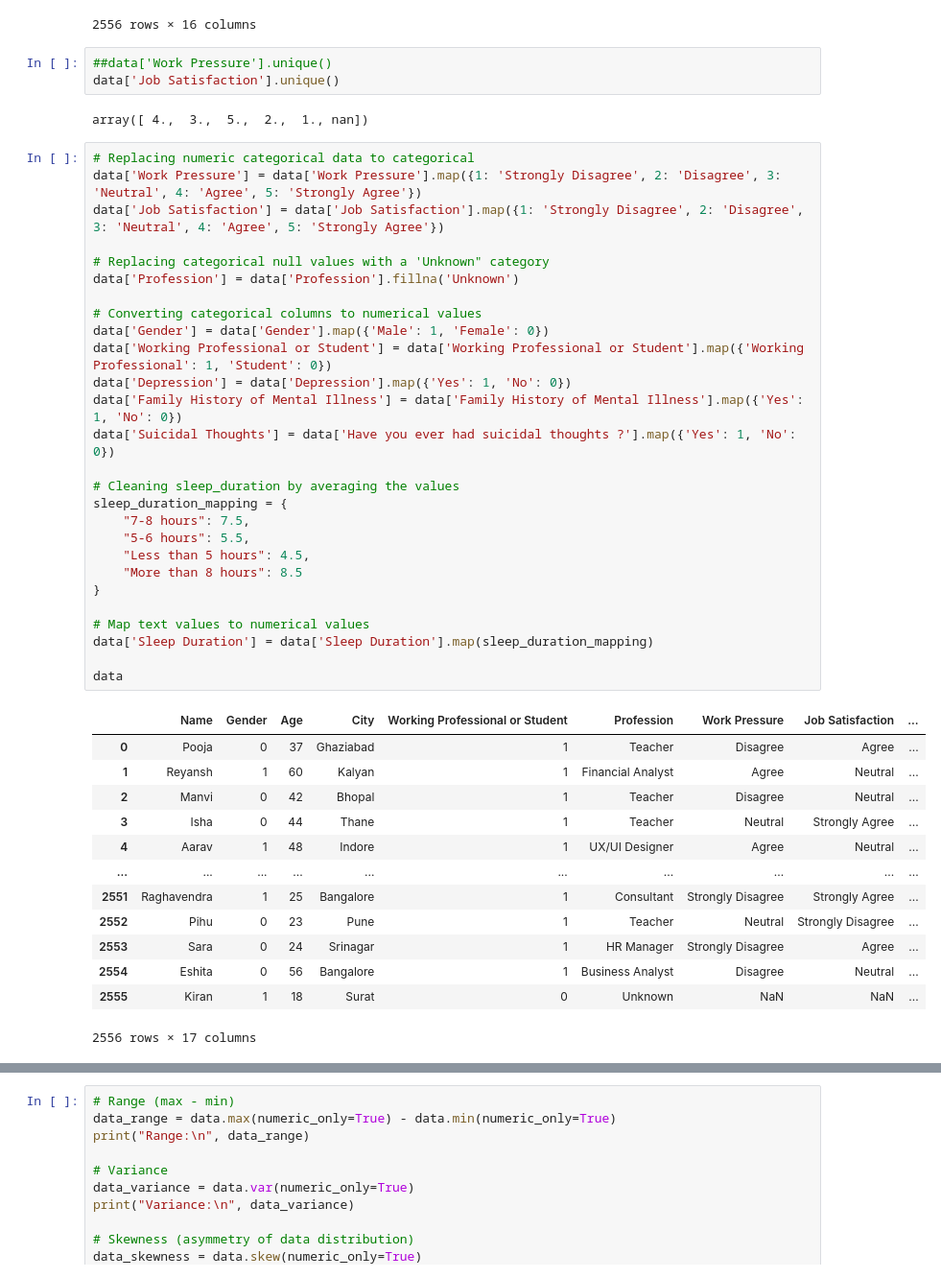
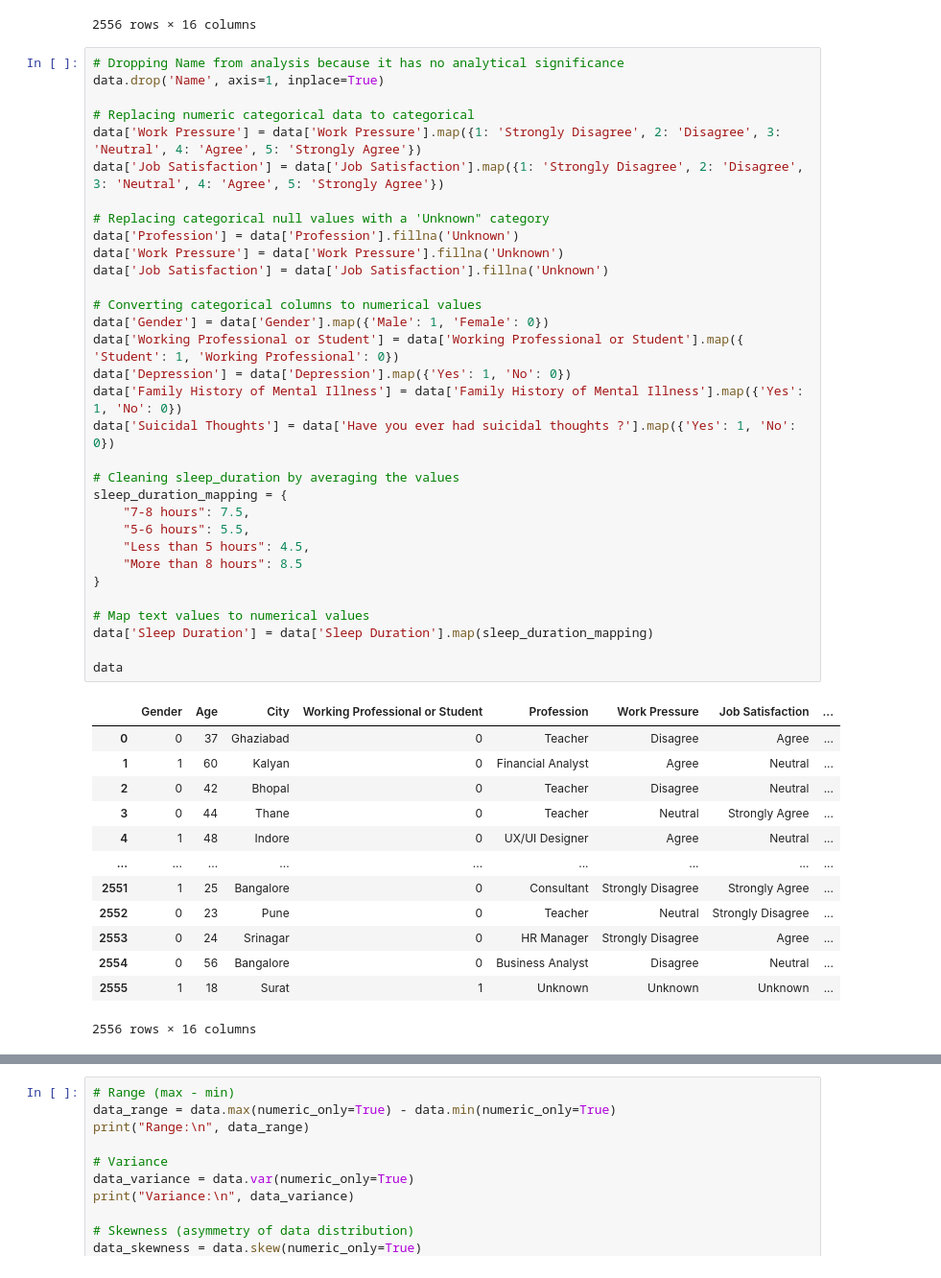
Before and after one commit to KokiriKaleb/depression-analysis, a Jupyter notebook: DepressionAnalysis.ipynb, the cells around one changed output, grey strips where cells are left out. Shown at 96% size. Saved outputs shown, nothing was run; the diff lists cells and outputs as text.

```diff
--- a/DepressionAnalysis.ipynb
+++ b/DepressionAnalysis.ipynb
@@ -72,52 +85,52 @@ data
 | 2554 | Eshita | Female | 56 | Bangalore | Working Professional | Business Analyst | 2.0 | 3.0 | ... |
 | 2555 | Kiran | Male | 18 | Surat | Student | NaN | NaN | NaN | ... |
 2556 rows × 16 columns
-# %%
-##data['Work Pressure'].unique()
-data['Job Satisfaction'].unique()
-# %% [output]
-array([ 4.,  3.,  5.,  2.,  1., nan])
 # %%
+# Dropping Name from analysis because it has no analytical significance
+data.drop('Name', axis=1, inplace=True)
+
 # Replacing numeric categorical data to categorical
 data['Work Pressure'] = data['Work Pressure'].map({1: 'Strongly Disagree', 2: 'Disagree', 3: 'Neutral', 4: 'Agree', 5: 'Strongly Agree'})
 data['Job Satisfaction'] = data['Job Satisfaction'].map({1: 'Strongly Disagree', 2: 'Disagree', 3: 'Neutral', 4: 'Agree', 5: 'Strongly Agree'})
 
 # Replacing categorical null values with a 'Unknown" category
 data['Profession'] = data['Profession'].fillna('Unknown')
+data['Work Pressure'] = data['Work Pressure'].fillna('Unknown')
+data['Job Satisfaction'] = data['Job Satisfaction'].fillna('Unknown')
 
 # Converting categorical columns to numerical values
 data['Gender'] = data['Gender'].map({'Male': 1, 'Female': 0})
-data['Working Professional or Student'] = data['Working Professional or Student'].map({'Working Professional': 1, 'Student': 0})
+data['Working Professional or Student'] = data['Working Professional or Student'].map({ 'Student': 1, 'Working Professional': 0})
 data['Depression'] = data['Depression'].map({'Yes': 1, 'No': 0})
 data['Family History of Mental Illness'] = data['Family History of Mental Illness'].map({'Yes': 1, 'No': 0})
 data['Suicidal Thoughts'] = data['Have you ever had suicidal thoughts ?'].map({'Yes': 1, 'No': 0})
 
 # Cleaning sleep_duration by averaging the values
 sleep_duration_mapping = {
     "7-8 hours": 7.5,
     "5-6 hours": 5.5,
     "Less than 5 hours": 4.5,
     "More than 8 hours": 8.5
 }
 
 # Map text values to numerical values
 data['Sleep Duration'] = data['Sleep Duration'].map(sleep_duration_mapping)
 
 data
 # %% [output]
-|  | Name | Gender | Age | City | Working Professional or Student | Profession | Work Pressure | Job Satisfaction | ... |
-| 0 | Pooja | 0 | 37 | Ghaziabad | 1 | Teacher | Disagree | Agree | ... |
-| 1 | Reyansh | 1 | 60 | Kalyan | 1 | Financial Analyst | Agree | Neutral | ... |
-| 2 | Manvi | 0 | 42 | Bhopal | 1 | Teacher | Disagree | Neutral | ... |
-| 3 | Isha | 0 | 44 | Thane | 1 | Teacher | Neutral | Strongly Agree | ... |
-| 4 | Aarav | 1 | 48 | Indore | 1 | UX/UI Designer | Agree | Neutral | ... |
-| ... | ... | ... | ... | ... | ... | ... | ... | ... | ... |
-| 2551 | Raghavendra | 1 | 25 | Bangalore | 1 | Consultant | Strongly Disagree | Strongly Agree | ... |
-| 2552 | Pihu | 0 | 23 | Pune | 1 | Teacher | Neutral | Strongly Disagree | ... |
-| 2553 | Sara | 0 | 24 | Srinagar | 1 | HR Manager | Strongly Disagree | Agree | ... |
-| 2554 | Eshita | 0 | 56 | Bangalore | 1 | Business Analyst | Disagree | Neutral | ... |
-| 2555 | Kiran | 1 | 18 | Surat | 0 | Unknown | NaN | NaN | ... |
+|  | Gender | Age | City | Working Professional or Student | Profession | Work Pressure | Job Satisfaction | ... |
+| 0 | 0 | 37 | Ghaziabad | 0 | Teacher | Disagree | Agree | ... |
+| 1 | 1 | 60 | Kalyan | 0 | Financial Analyst | Agree | Neutral | ... |
+| 2 | 0 | 42 | Bhopal | 0 | Teacher | Disagree | Neutral | ... |
+| 3 | 0 | 44 | Thane | 0 | Teacher | Neutral | Strongly Agree | ... |
+| 4 | 1 | 48 | Indore | 0 | UX/UI Designer | Agree | Neutral | ... |
+| ... | ... | ... | ... | ... | ... | ... | ... | ... |
+| 2551 | 1 | 25 | Bangalore | 0 | Consultant | Strongly Disagree | Strongly Agree | ... |
+| 2552 | 0 | 23 | Pune | 0 | Teacher | Neutral | Strongly Disagree | ... |
+| 2553 | 0 | 24 | Srinagar | 0 | HR Manager | Strongly Disagree | Agree | ... |
+| 2554 | 0 | 56 | Bangalore | 0 | Business Analyst | Disagree | Neutral | ... |
+| 2555 | 1 | 18 | Surat | 1 | Unknown | Unknown | Unknown | ... |
-2556 rows × 17 columns
+2556 rows × 16 columns
 # %%
 # Check for missing values
 null_data_count = data.isnull().sum()
```
Also changed, not shown: parts of 50 cells of this notebook, 1 other file.
